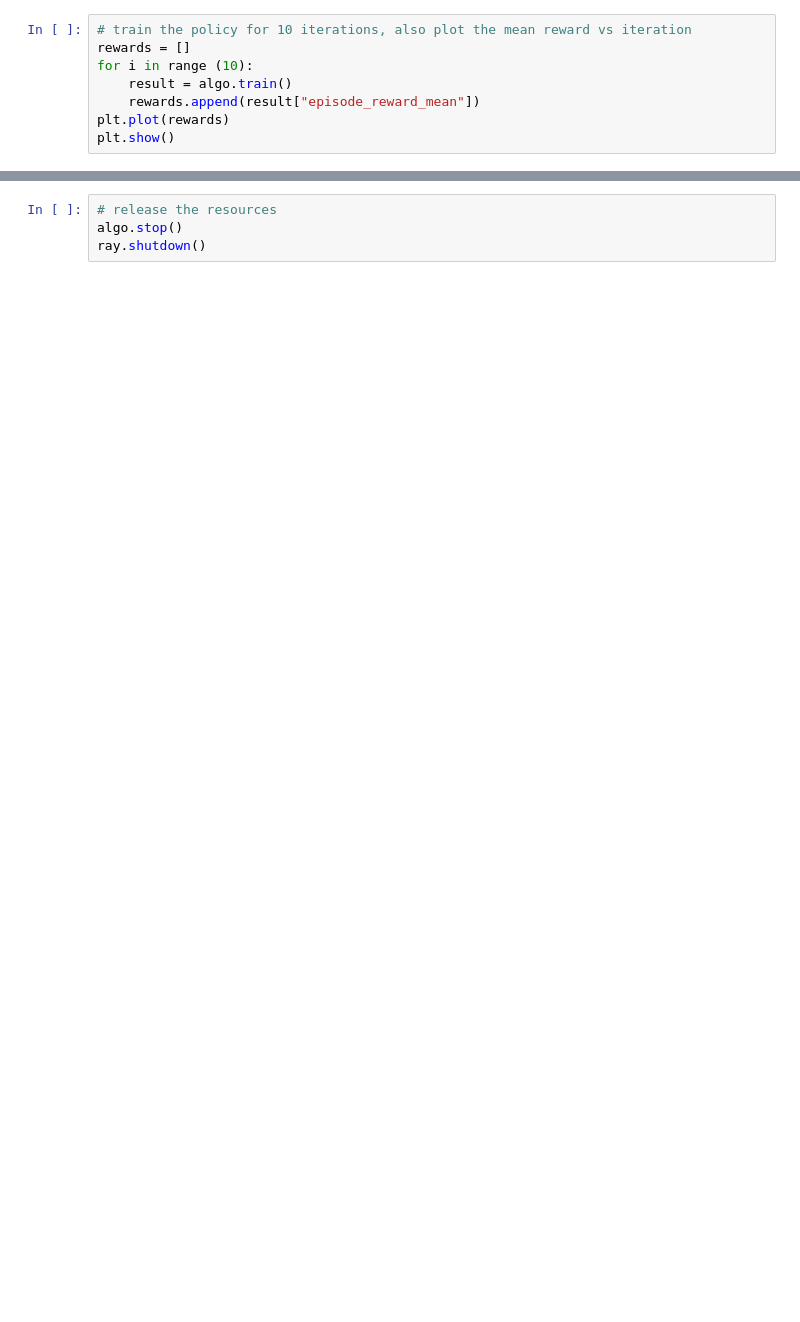
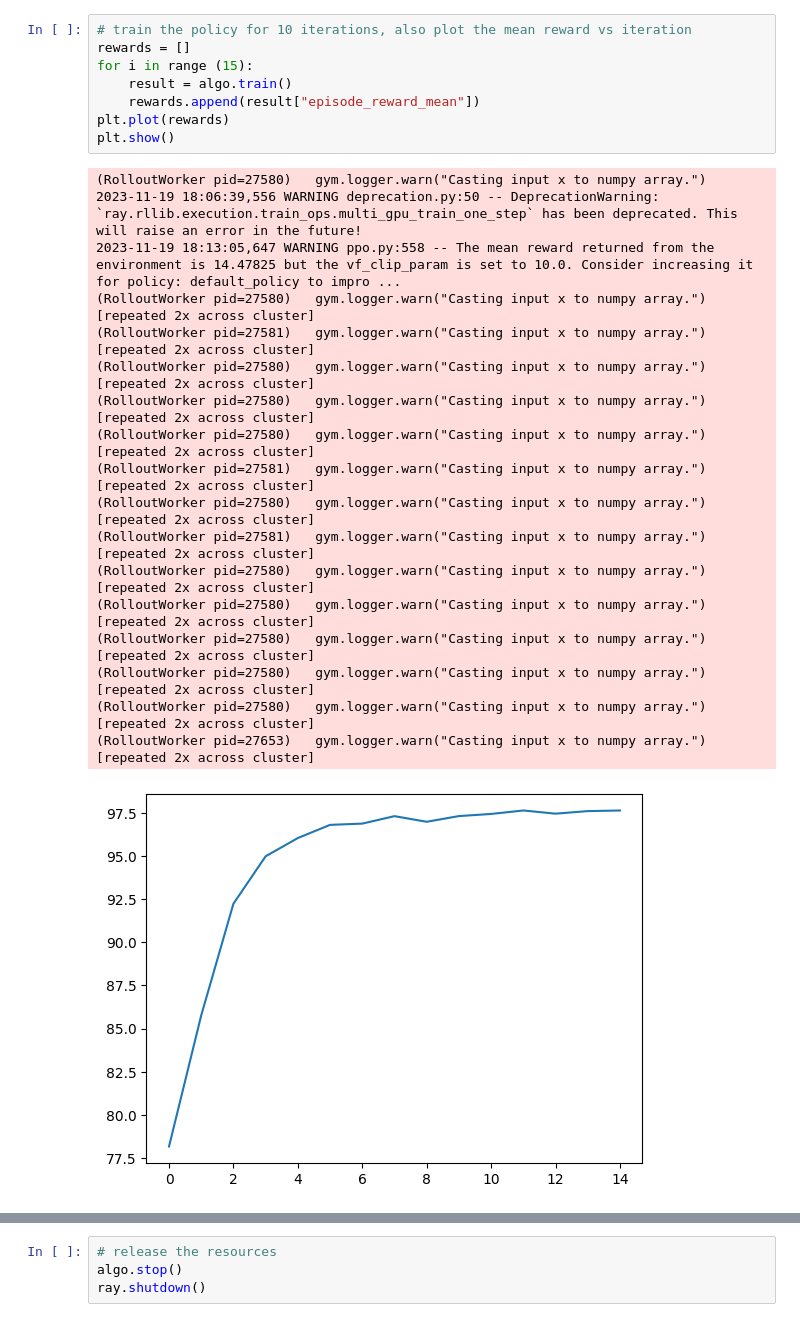
Before and after one commit to brucexi999/UBC-EECE571F, a Jupyter notebook: source/demo.ipynb, the cells around one changed output, grey strips where cells are left out. Drawn from its saved outputs; the diff is of its cells as text; blank space fills up the shorter version.

```diff
--- a/source/demo.ipynb
+++ b/source/demo.ipynb
@@ -134,10 +174,29 @@ RuntimeError: shape '[32, 8, 2]' is invalid for input of size 0
 # %%
 # train the policy for 10 iterations, also plot the mean reward vs iteration
 rewards = []
-for i in range (10):
+for i in range (15):
     result = algo.train()
     rewards.append(result["episode_reward_mean"])
 plt.plot(rewards)
 plt.show()
+# %% [output]
+(RolloutWorker pid=27580)   gym.logger.warn("Casting input x to numpy array.")
+2023-11-19 18:06:39,556 WARNING deprecation.py:50 -- DeprecationWarning: `ray.rllib.execution.train_ops.multi_gpu_train_one_step` has been deprecated. This will raise an error in the future!
+2023-11-19 18:13:05,647 WARNING ppo.py:558 -- The mean reward returned from the environment is 14.47825 but the vf_clip_param is set to 10.0. Consider increasing it for policy: default_policy to impro ...
+(RolloutWorker pid=27580)   gym.logger.warn("Casting input x to numpy array.") [repeated 2x across cluster]
+(RolloutWorker pid=27581)   gym.logger.warn("Casting input x to numpy array.") [repeated 2x across cluster]
+(RolloutWorker pid=27580)   gym.logger.warn("Casting input x to numpy array.") [repeated 2x across cluster]
+(RolloutWorker pid=27580)   gym.logger.warn("Casting input x to numpy array.") [repeated 2x across cluster]
+(RolloutWorker pid=27580)   gym.logger.warn("Casting input x to numpy array.") [repeated 2x across cluster]
+(RolloutWorker pid=27581)   gym.logger.warn("Casting input x to numpy array.") [repeated 2x across cluster]
+(RolloutWorker pid=27580)   gym.logger.warn("Casting input x to numpy array.") [repeated 2x across cluster]
+(RolloutWorker pid=27581)   gym.logger.warn("Casting input x to numpy array.") [repeated 2x across cluster]
+(RolloutWorker pid=27580)   gym.logger.warn("Casting input x to numpy array.") [repeated 2x across cluster]
+(RolloutWorker pid=27580)   gym.logger.warn("Casting input x to numpy array.") [repeated 2x across cluster]
+(RolloutWorker pid=27580)   gym.logger.warn("Casting input x to numpy array.") [repeated 2x across cluster]
+(RolloutWorker pid=27580)   gym.logger.warn("Casting input x to numpy array.") [repeated 2x across cluster]
+(RolloutWorker pid=27580)   gym.logger.warn("Casting input x to numpy array.") [repeated 2x across cluster]
+(RolloutWorker pid=27653)   gym.logger.warn("Casting input x to numpy array.") [repeated 2x across cluster]
+[figure, added]
 # %%
 # run inference
```
Also changed, not shown: parts of 7 cells of this notebook, 5 other files.
